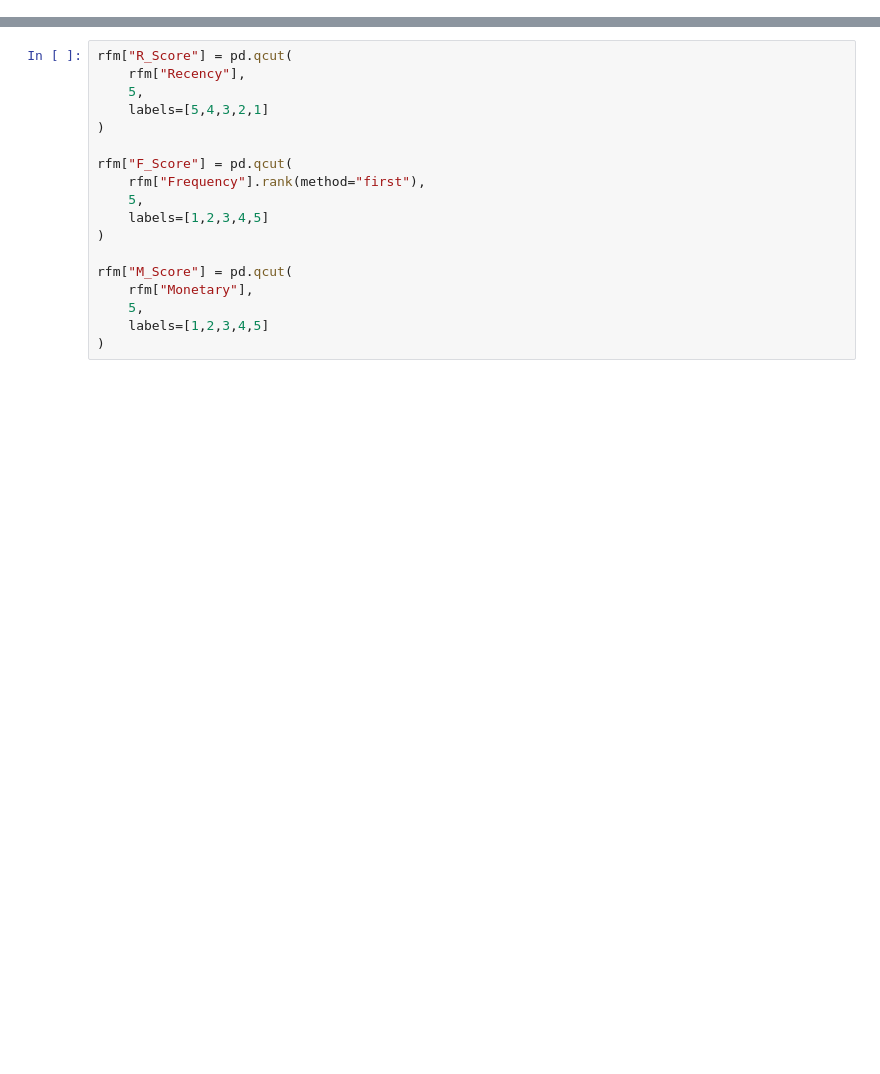
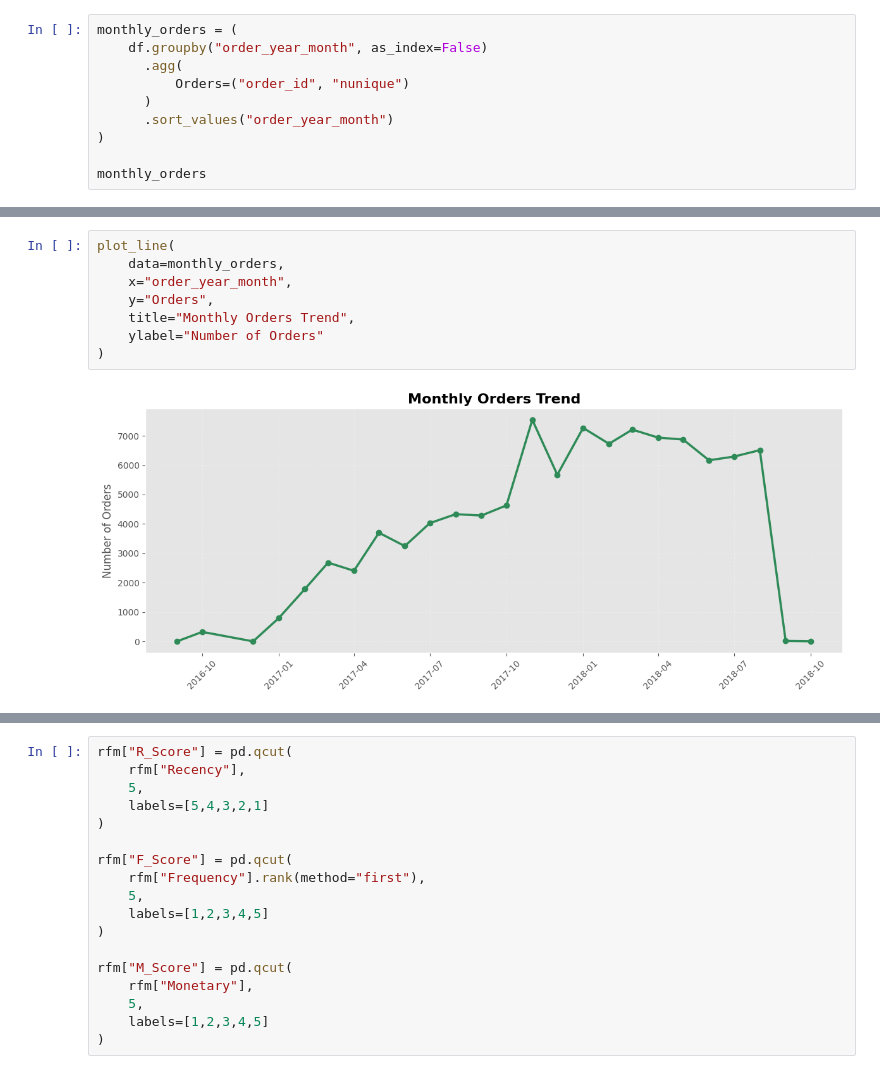
Before and after one commit to CepinMarsal/E-commerce_BusinessAnalysis, a Jupyter notebook: notebooks/02_exploratory_data_analysis.ipynb, the cells around one changed output, grey strips where cells are left out. Saved outputs shown, nothing was run; the diff lists cells and outputs as text; blank space fills up the shorter version.

```diff
--- a/notebooks/02_exploratory_data_analysis.ipynb
+++ b/notebooks/02_exploratory_data_analysis.ipynb
@@ -1175,0 +420,10 @@ rfm.describe()
+# %%
+monthly_orders = (
+    df.groupby("order_year_month", as_index=False)
+      .agg(
+          Orders=("order_id", "nunique")
+      )
+      .sort_values("order_year_month")
+)
+
+monthly_orders
@@ -1175,0 +448,10 @@ rfm.describe()
+# %%
+plot_line(
+    data=monthly_orders,
+    x="order_year_month",
+    y="Orders",
+    title="Monthly Orders Trend",
+    ylabel="Number of Orders"
+)
+# %% [output]
+[figure, added]
```
Also changed, not shown: parts of 232 cells of this notebook, 16 other files.
